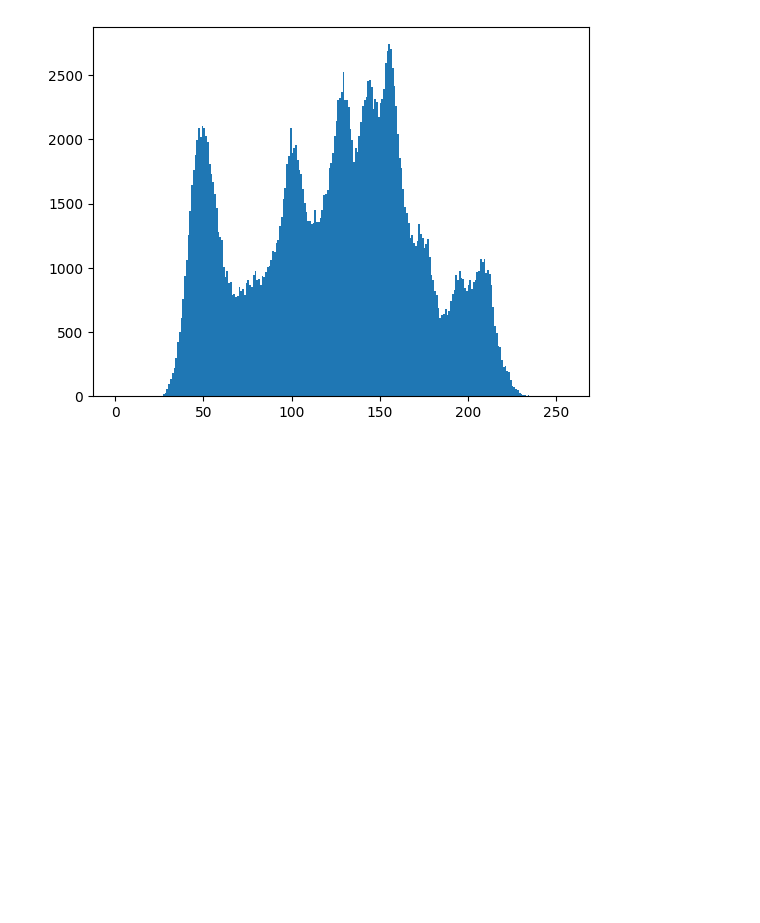
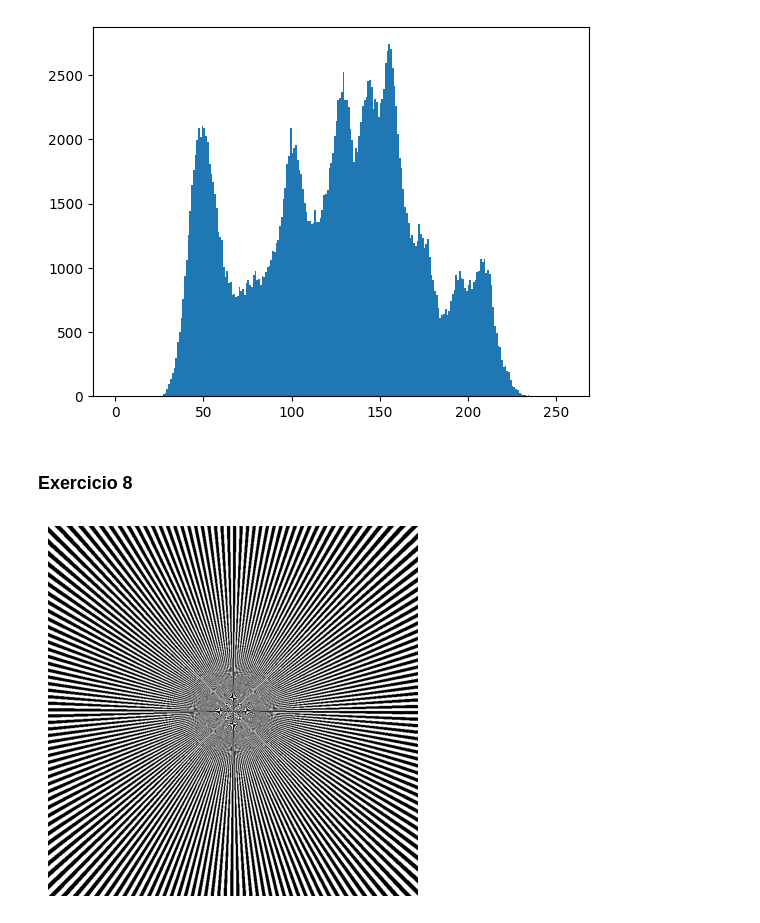
Before and after one commit to Djorgiii/TrabalhosGrupo, a Jupyter notebook: Semestre4/csm/tp1/tp1_helena.ipynb, the cells around one changed output. Saved outputs shown, nothing was run; the diff lists cells and outputs as text; code cells hidden in the pictures; blank space fills up the shorter version.

```diff
--- a/Semestre4/csm/tp1/tp1_helena.ipynb
+++ b/Semestre4/csm/tp1/tp1_helena.ipynb
@@ -31,3 +31,38 @@ print("Número de níveis de cinzento:", niveis)
 # %% [output]
 Número de níveis de cinzento: 215
 [figure]
+# %% [markdown]
+### Exercicio 8
+# %%
+# a imagem é de n*n, logo o centro da imagem é o pixel (n/2, n/2)
+def imagem_setores(N, angulo_sector):
+
+    img = np.zeros((N, N))
+
+    cx = N // 2
+    cy = N // 2
+
+    for y in range(N):
+        for x in range(N):
+
+            dx = x - cx
+            dy = y - cy
+
+            ang = np.degrees(np.arctan2(dy, dx))
+
+            if ang < 0:
+                ang += 360
+
+            sector = int(ang // angulo_sector)
+
+            if sector % 2 == 0:
+                img[y, x] = 0   # preto
+            else:
+                img[y, x] = 255 # branco
+    plt.imshow(img, cmap='gray')
+    plt.axis('off')
+    plt.show()
+
+imagem_setores(800, 1)
+# %% [output]
+[figure, added]
```
